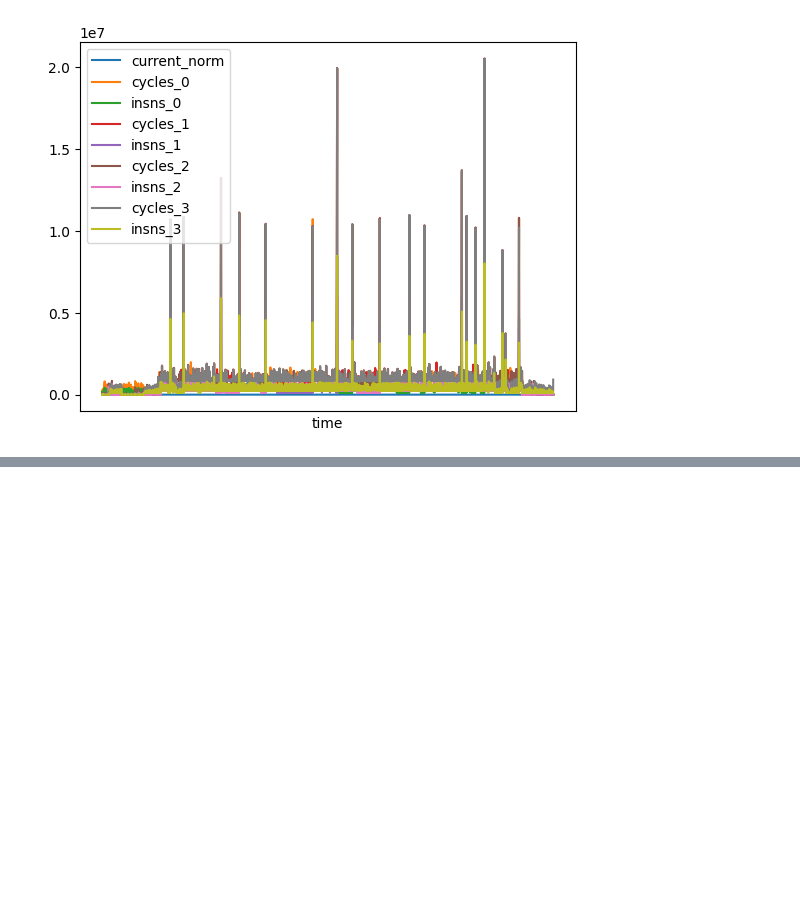
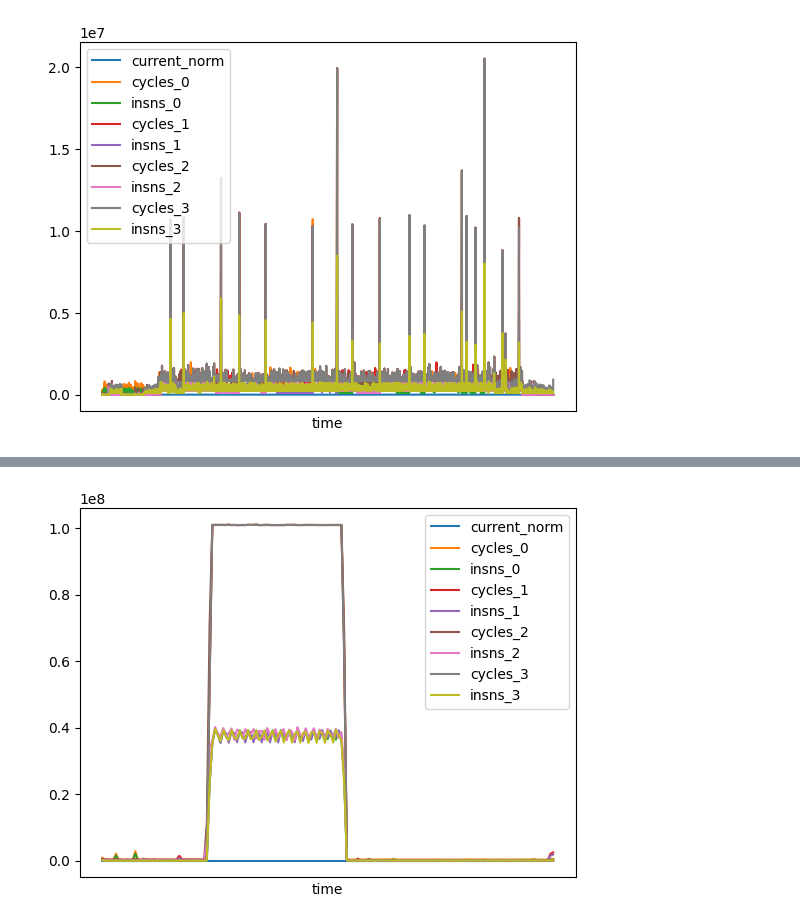
Before and after one commit to radshield/raspi-sel, a Jupyter notebook: analysis/cycles.ipynb, the cells around one changed output, grey strips where cells are left out. Saved outputs shown, nothing was run; the diff lists cells and outputs as text; code cells hidden in the pictures; blank space fills up the shorter version.

Commit message:
CPU perf matches up well

```diff
--- a/analysis/cycles.ipynb
+++ b/analysis/cycles.ipynb
@@ -313,3 +313,11 @@ fftw_df.drop('time', axis=1).corr()
 | current_norm | 1.000000 | 0.628421 | 0.581096 | 0.680650 | 0.681360 | 0.665241 | 0.652833 | 0.619720 | 0.562029 | 1.000000 | ... |
 | cycles_sum | 0.687785 | 0.937094 | 0.894534 | 0.950289 | 0.893322 | 0.943699 | 0.896404 | 0.944519 | 0.882386 | 0.687785 | ... |
 | insns_sum | 0.681979 | 0.917243 | 0.906935 | 0.932549 | 0.915566 | 0.925100 | 0.910541 | 0.927856 | 0.904158 | 0.681979 | ... |
+# %%
+cpu_df = pd.read_csv('../results/cpu_perf.csv')
+
+cpu_df['current_norm'] = min_max_scaling(cpu_df['current'])
+cpu_df['cycles_sum'] = cpu_df[['cycles_0','cycles_1','cycles_2','cycles_3']].sum(axis=1)
+cpu_df['insns_sum'] = cpu_df[['insns_0','insns_1','insns_2','insns_3']].sum(axis=1)
+
+cpu_df
@@ -315,0 +338,10 @@ fftw_df.drop('time', axis=1).corr()
+# %%
+cpu_df.plot(x='time', y=['current_norm','cycles_0','insns_0','cycles_1','insns_1','cycles_2','insns_2','cycles_3','insns_3'])
+plt.tick_params(
+    axis='x',          # changes apply to the x-axis
+    which='both',      # both major and minor ticks are affected
+    bottom=False,      # ticks along the bottom edge are off
+    top=False,         # ticks along the top edge are off
+    labelbottom=False)
+# %% [output]
+[figure, added]
```
Also changed, not shown: parts of 2 cells of this notebook, 1 other file.
